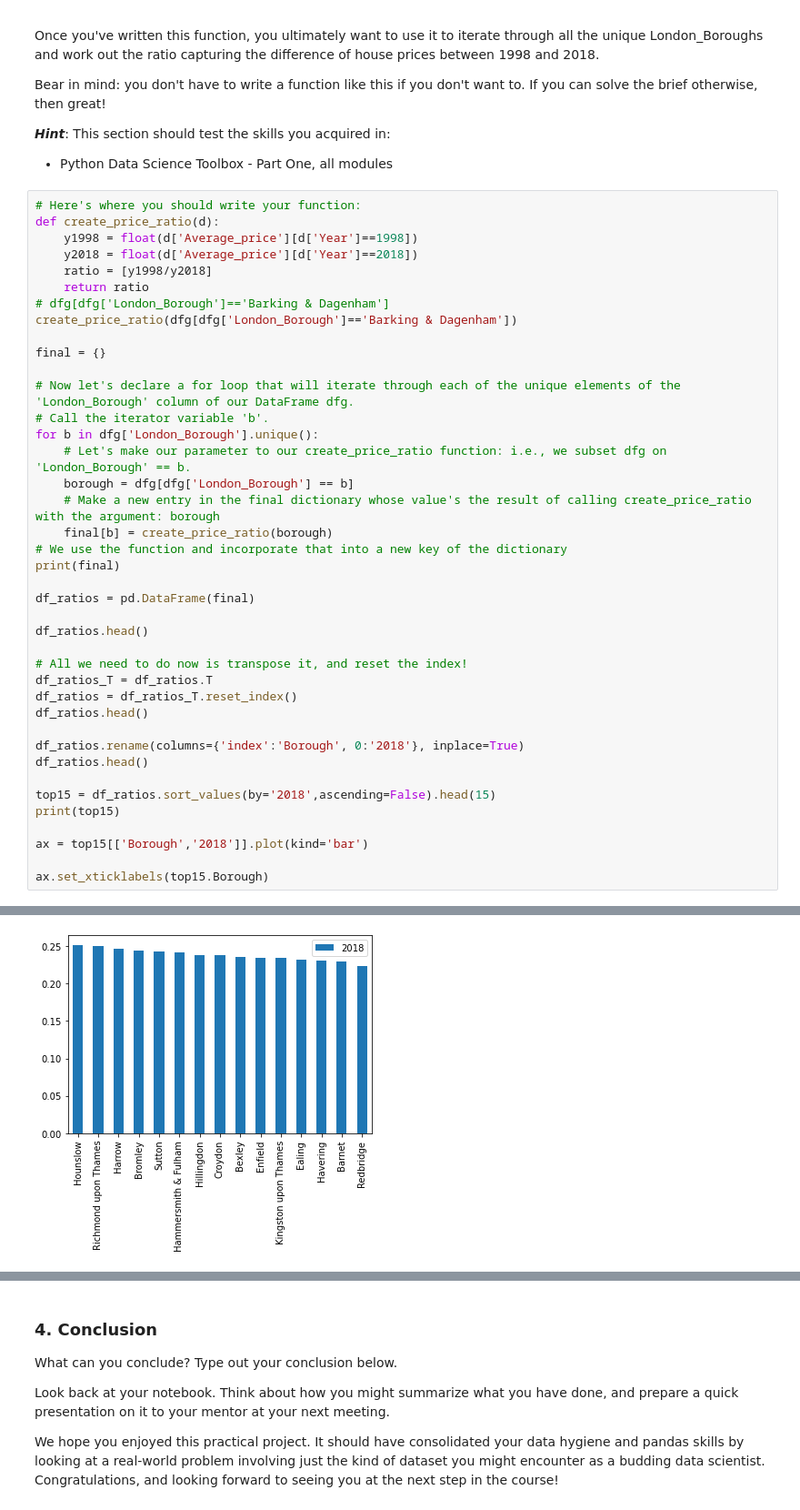
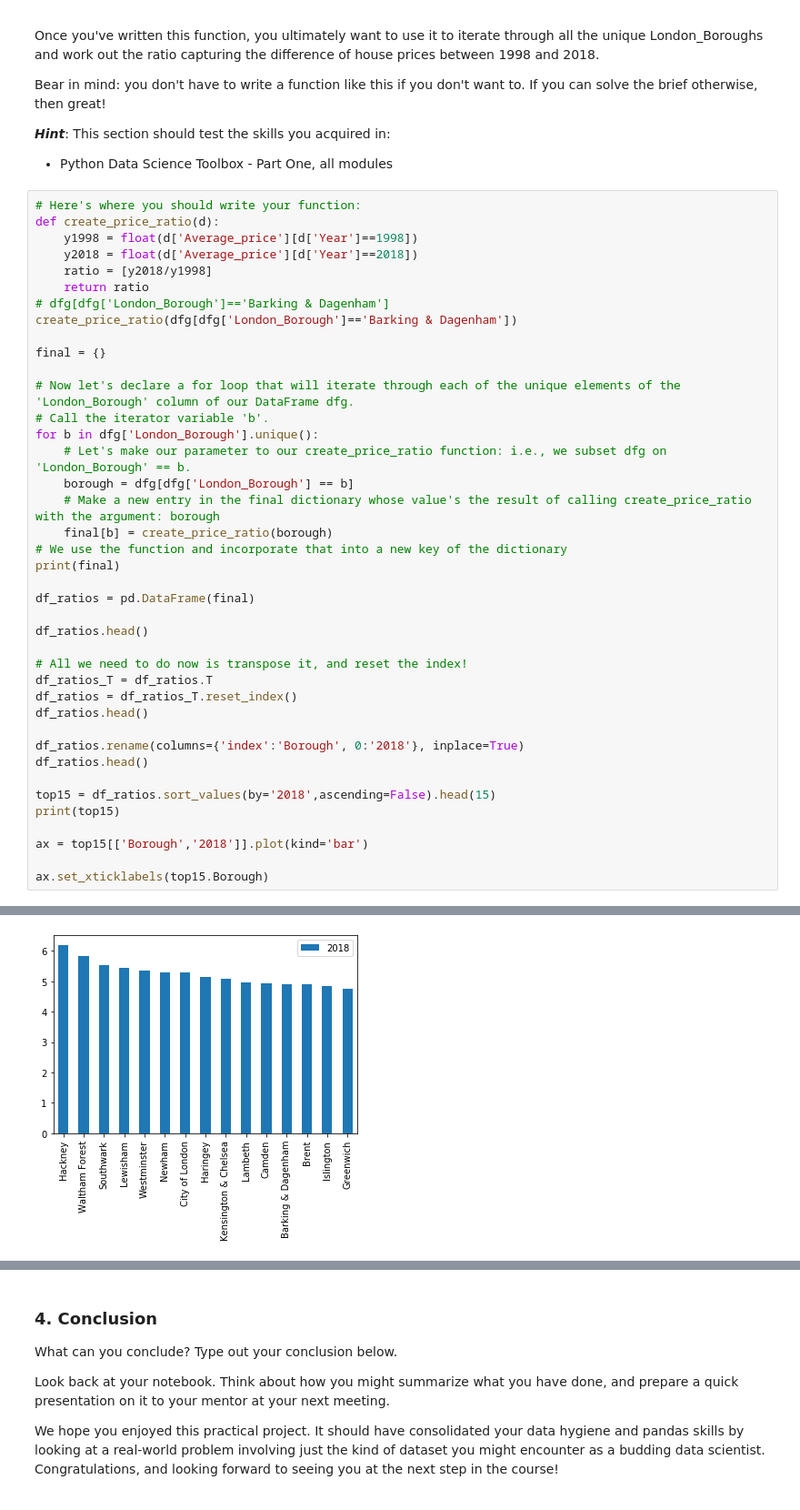
Before and after one commit to michaelchi08/Case-Study-SB21---London-Housing, a Jupyter notebook: LondonHousingMichaelChi.ipynb, the cells around one changed output, grey strips where cells are left out. Shown: that part at 91% size. Saved outputs shown, nothing was run; the diff lists cells and outputs as text.

```diff
--- a/LondonHousingMichaelChi.ipynb
+++ b/LondonHousingMichaelChi.ipynb
@@ -284,7 +284,7 @@ Bear in mind: you don't have to write a function like this if you don't want to.
 def create_price_ratio(d):
     y1998 = float(d['Average_price'][d['Year']==1998])
     y2018 = float(d['Average_price'][d['Year']==2018])
-    ratio = [y1998/y2018]
+    ratio = [y2018/y1998]
     return ratio
 # dfg[dfg['London_Borough']=='Barking & Dagenham']
 create_price_ratio(dfg[dfg['London_Borough']=='Barking & Dagenham'])
@@ -355 +355 @@ ax.set_xticklabels(top15.Borough)
-[figure, old version]
+[figure, new version]
```
Also changed, not shown: parts of 5 cells of this notebook.
